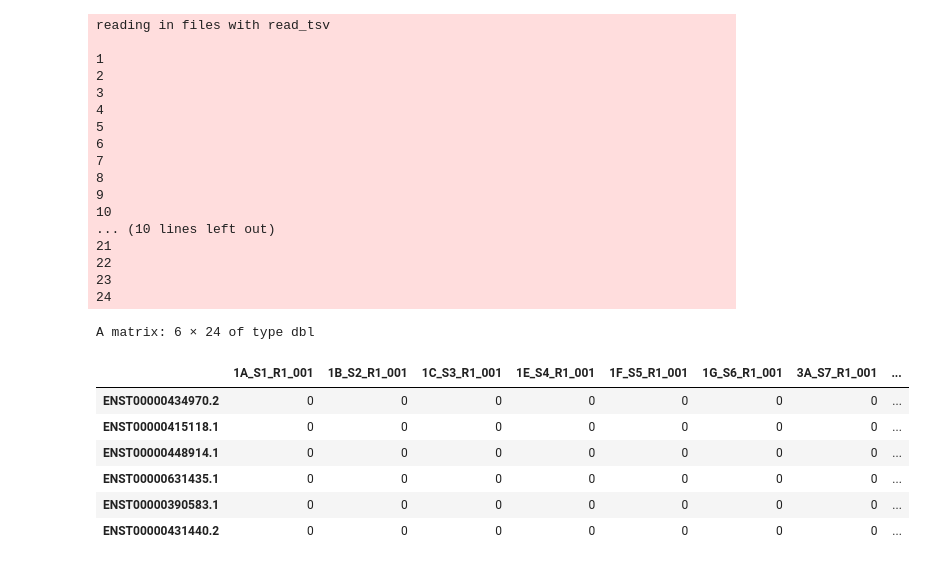
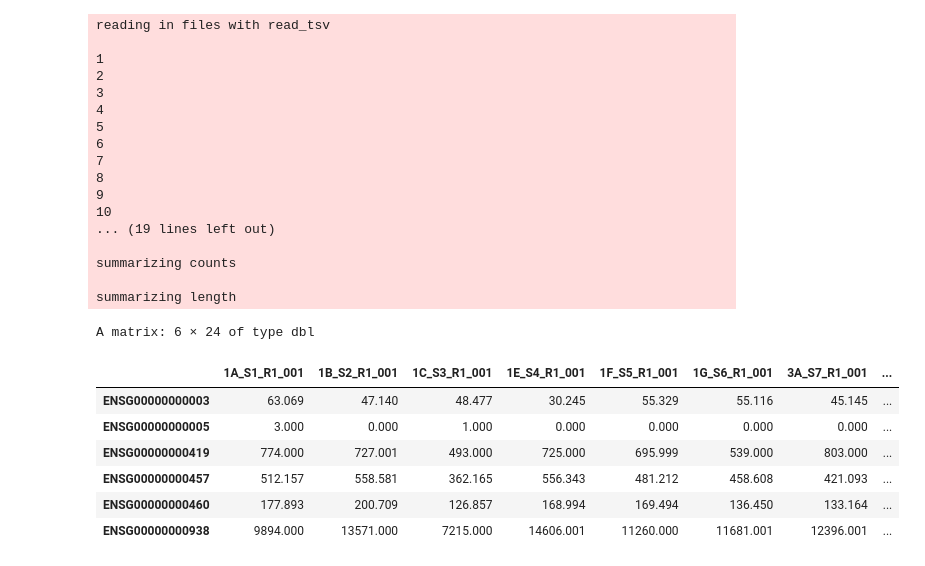
Before and after one commit to GuccioneLab/genome-indices, a Jupyter notebook: pipeline/notebooks/[R] Development.ipynb, the cells around one changed output. Drawn from its saved outputs; the diff is of its cells as text; code cells hidden in the pictures.

Commit message:
Rowname fix, updated comparison dataframe

```diff
--- a/pipeline/notebooks/[R] Development.ipynb
+++ b/pipeline/notebooks/[R] Development.ipynb
@@ -1,32 +1,2 @@
 # %%
 source('/hpc/users/torred23/pipelines/support/init.R')
-# %%
-aggregate_counts <- function(infiles, method, txOut=TRUE, genome='hg38', name_func=function(x) { x_split <- strsplit(x, '/')[[1]]; x_name <- x_split[length(x_split)-1]; return(x_name); }, star_col=2) {
-
-    # Add names
-    names(infiles) <- sapply(infiles, name_func)
-
-    # STAR
-    if (method == 'star') {
-
-        # Read and concatenate
-        concatenated_dataframe <- do.call('rbind', sapply(names(infiles), function(x) {df <- as.data.frame(data.table::fread(infiles[x])); df <- df[grepl('ENSG*', df$V1),]; colnames(df)[1] <- 'ensembl_gene_id'; colnames(df)[star_col] <- 'counts'; df$sample <- x; df}, simplify=FALSE))
-
-        # Cast
-        result <- reshape2::dcast(ensembl_gene_id ~ sample, data = concatenated_dataframe, value.var='counts', fun.aggregate=sum)
-
-    # Kallisto and Salmon
-    } else if (method %in% c('kallisto', 'salmon')) {
-
-        # Get tx2g
-        tx2g <- data.table::fread(Sys.glob(glue::glue('/sc/hydra/projects/GuccioneLab/genome-indices/{genome}/ensembl/*-biomart.txt')))
-
-        # Tximport
-        result <- tximport::tximport(infiles, type=method, txOut=txOut, tx2g=tx2g[,c('Transcript stable ID version', 'Gene stable ID')])
-
-    }
-
-    # Return
-    return(result)
-
-}
@@ -69,30 +49,30 @@ head(kallisto_txi$counts)
 # %%
 infiles <- Sys.glob('/hpc/users/torred23/pipelines/GuccioneLab/covid-tcell/hydra/s2-alignment.dir/salmon/*/quant.sf')
-salmon_txi <- aggregate_counts(infiles, method='salmon', txOut=Fgenome='hg38')
-head(salmon_txi$counts)
+salmon_dataframe <- aggregate_counts(infiles, method='salmon', txOut=FALSE, genome='hg38')$counts
+head(salmon_dataframe)
 # %% [output]
 reading in files with read_tsv
 
 1
 2
 3
 4
 5
 6
 7
 8
 9
 10
-... (10 lines left out)
-21
-22
-23
-24
+... (19 lines left out)
+
+summarizing counts
+
+summarizing length
 A matrix: 6 × 24 of type dbl
 |  | 1A_S1_R1_001 | 1B_S2_R1_001 | 1C_S3_R1_001 | 1E_S4_R1_001 | 1F_S5_R1_001 | 1G_S6_R1_001 | 3A_S7_R1_001 | ... |
-| ENST00000434970.2 | 0 | 0 | 0 | 0 | 0 | 0 | 0 | ... |
-| ENST00000415118.1 | 0 | 0 | 0 | 0 | 0 | 0 | 0 | ... |
-| ENST00000448914.1 | 0 | 0 | 0 | 0 | 0 | 0 | 0 | ... |
-| ENST00000631435.1 | 0 | 0 | 0 | 0 | 0 | 0 | 0 | ... |
-| ENST00000390583.1 | 0 | 0 | 0 | 0 | 0 | 0 | 0 | ... |
-| ENST00000431440.2 | 0 | 0 | 0 | 0 | 0 | 0 | 0 | ... |
+| ENSG00000000003 | 63.069 | 47.140 | 48.477 | 30.245 | 55.329 | 55.116 | 45.145 | ... |
+| ENSG00000000005 | 3.000 | 0.000 | 1.000 | 0.000 | 0.000 | 0.000 | 0.000 | ... |
+| ENSG00000000419 | 774.000 | 727.001 | 493.000 | 725.000 | 695.999 | 539.000 | 803.000 | ... |
+| ENSG00000000457 | 512.157 | 558.581 | 362.165 | 556.343 | 481.212 | 458.608 | 421.093 | ... |
+| ENSG00000000460 | 177.893 | 200.709 | 126.857 | 168.994 | 169.494 | 136.450 | 133.164 | ... |
+| ENSG00000000938 | 9894.000 | 13571.000 | 7215.000 | 14606.001 | 11260.000 | 11681.001 | 12396.001 | ... |
```
Also changed, not shown: parts of 15 cells of this notebook, 1 other file.
